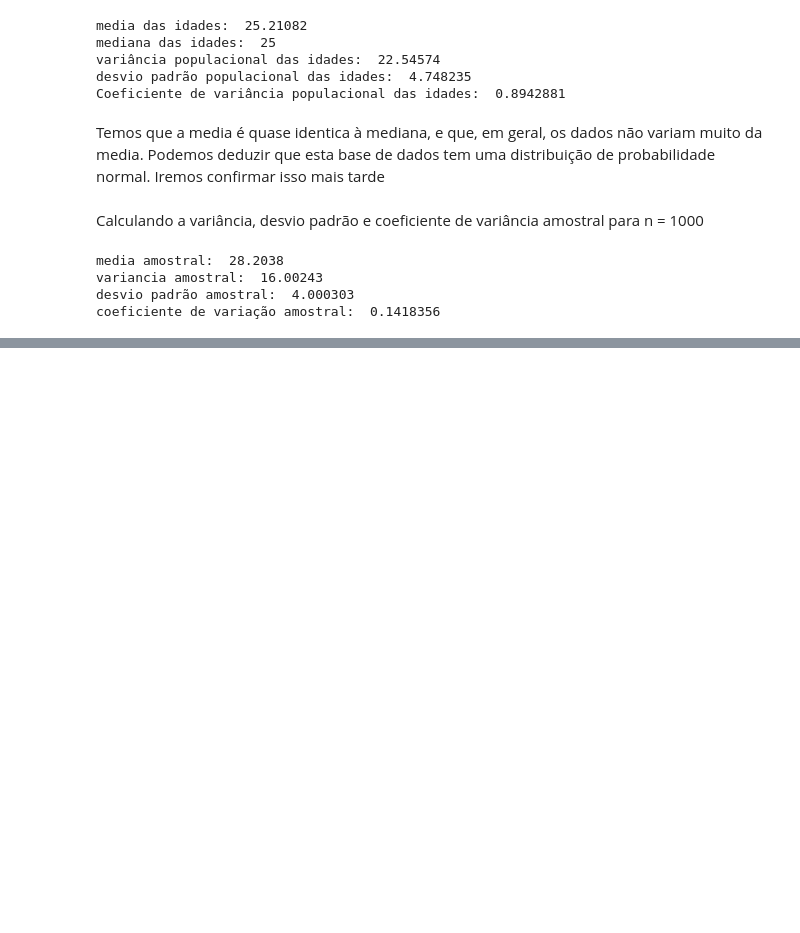
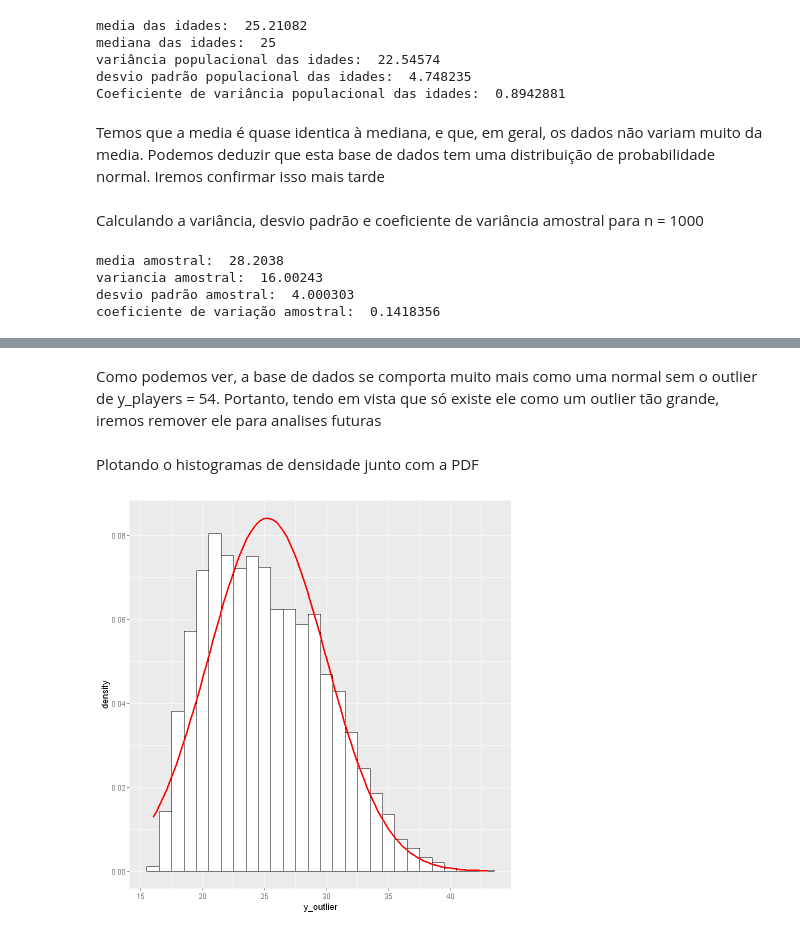
Before and after one commit to Gustavo-V-M/av_continuada_3, a Jupyter notebook: analises.ipynb, the cells around one changed output, grey strips where cells are left out. Cells and saved outputs as stored; diff of their text form; code cells hidden in the pictures; blank space fills up the shorter version.

```diff
--- a/analises.ipynb
+++ b/analises.ipynb
@@ -72,0 +101,13 @@ coeficiente de variação amostral:  0.1418356
+# %% [markdown]
+Como podemos ver, a base de dados se comporta muito mais como uma normal sem o outlier de y_players = 54. Portanto, tendo em vista que só existe ele como um outlier tão grande, iremos remover ele para analises futuras
+# %% [markdown]
+Plotando o histogramas de densidade junto com a PDF
+# %%
+m_age_outlier <- mean(y_outlier)
+sd_outlier <- sd(y_outlier)
+
+p_outlier <- ggplot(data_rm_outlier, aes(x = y_outlier)) + geom_histogram(aes(y = after_stat(density)), color = "black", fill = "white", binwidth = 1) +
+stat_function(fun = function(x) {dnorm(x, mean = m_age_outlier, sd = sd_outlier)}, color="red", linewidth = 1)
+p_outlier
+# %% [output]
+[figure, added]
```
Also changed, not shown: parts of 9 cells of this notebook.
